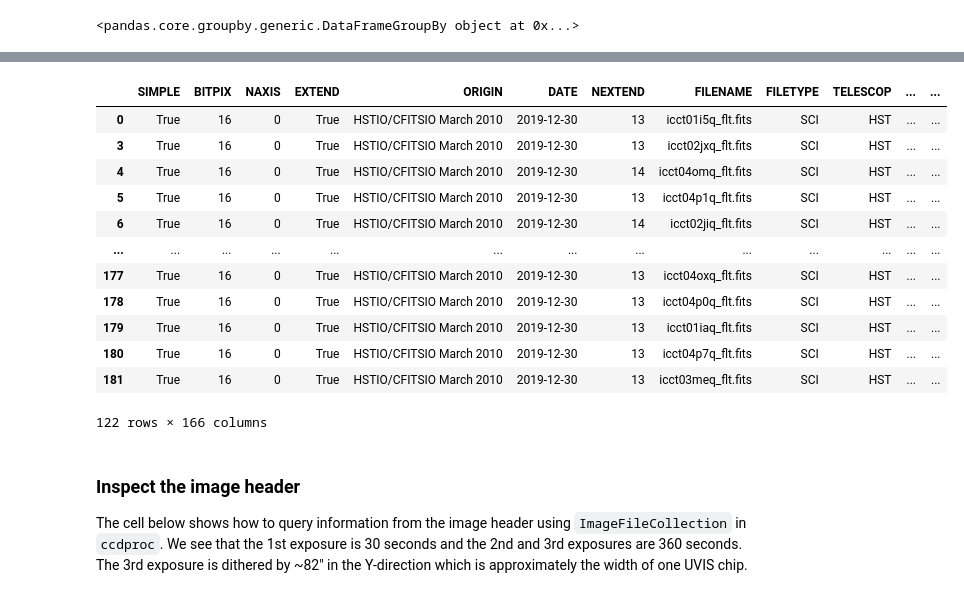
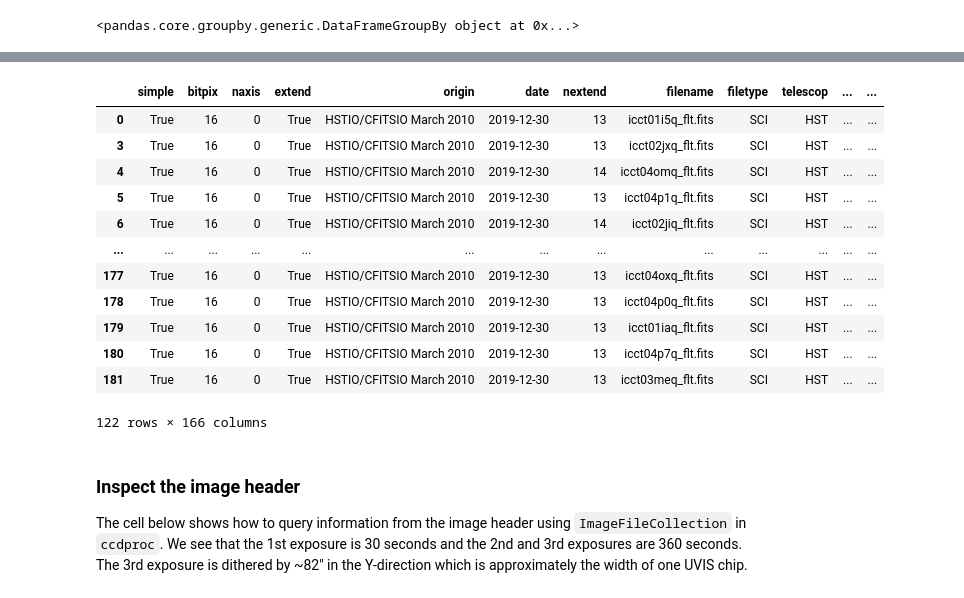
Before and after one commit to aggle/public_wifi, a Jupyter notebook: align_tr14_to_gaia.ipynb, the cells around one changed output, grey strips where cells are left out. Cells and saved outputs as stored; diff of their text form; code cells hidden in the pictures.

```diff
--- a/align_tr14_to_gaia.ipynb
+++ b/align_tr14_to_gaia.ipynb
@@ -65,5 +70,5 @@ reload(TH)
 # %%
-prihdrs = TH.load_headers('pri')
-scihdrs = TH.load_headers('sci')
+prihdrs = hutils.load_headers('pri')
+scihdrs = hutils.load_headers('sci')
 # %%
 # TH.print_columns(prihdrs)
@@ -94,10 +81,10 @@ ZSIGCORR
 # %%
 # re-download the data from MAST, following the example
-proposids = prihdrs['PROPOSID'].unique()
-filters = prihdrs['FILTER'].unique()
-prihdrs.query(f"PROPOSID == {proposids[0]}")
+proposids = prihdrs['proposid'].unique()
+filters = prihdrs['filter'].unique()
+prihdrs.query(f"proposid == {proposids[0]}")
 # %% [output]
-|  | SIMPLE | BITPIX | NAXIS | EXTEND | ORIGIN | DATE | NEXTEND | FILENAME | FILETYPE | TELESCOP | ... | ... |
+|  | simple | bitpix | naxis | extend | origin | date | nextend | filename | filetype | telescop | ... | ... |
 | 0 | True | 16 | 0 | True | HSTIO/CFITSIO March 2010 | 2019-12-30 | 13 | icct01i5q_flt.fits | SCI | HST | ... | ... |
 | 3 | True | 16 | 0 | True | HSTIO/CFITSIO March 2010 | 2019-12-30 | 13 | icct02jxq_flt.fits | SCI | HST | ... | ... |
 | 4 | True | 16 | 0 | True | HSTIO/CFITSIO March 2010 | 2019-12-30 | 14 | icct04omq_flt.fits | SCI | HST | ... | ... |
```
Also changed, not shown: parts of 51 cells of this notebook, 2 other files.
